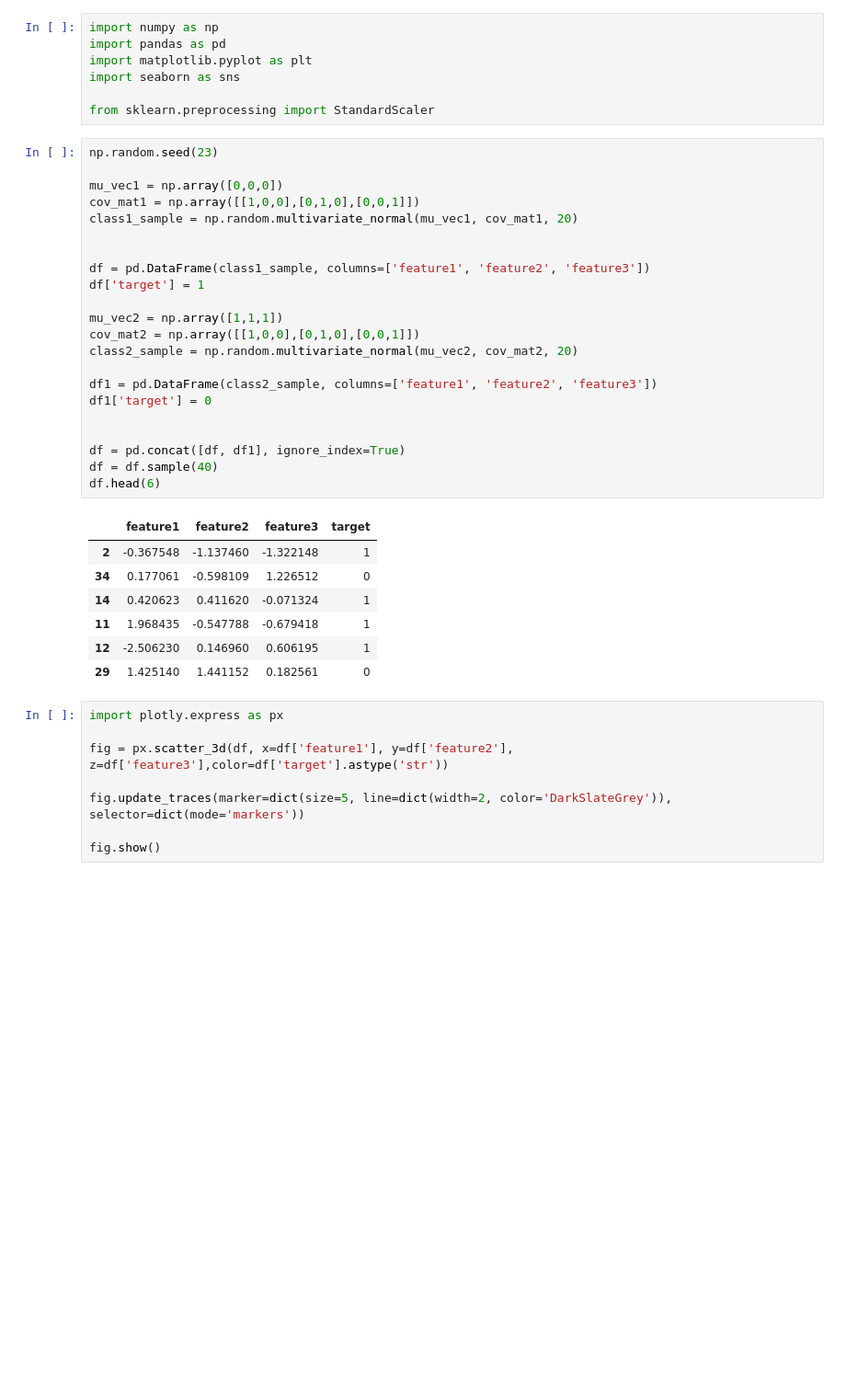
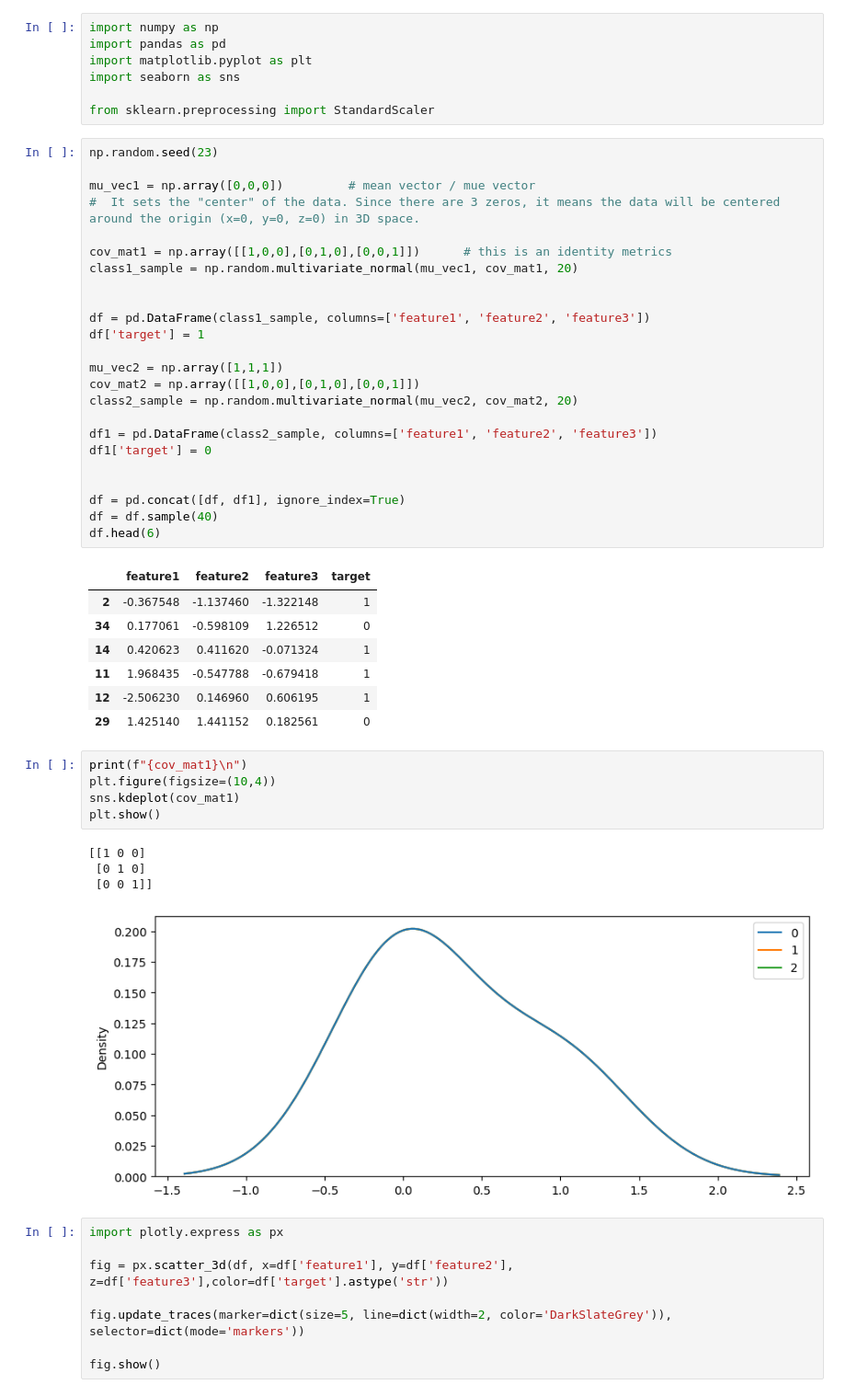
Before and after one commit to Ashura369/Python_and_Data_Science, a Jupyter notebook: 0 ML lecture/17_1 PCA 1.ipynb, the cells around one changed output. Shown at 92% size. Drawn from its saved outputs; the diff is of its cells as text; blank space fills up the shorter version.

```diff
--- a/0 ML lecture/17_1 PCA 1.ipynb
+++ b/0 ML lecture/17_1 PCA 1.ipynb
@@ -10,8 +10,10 @@ from sklearn.preprocessing import StandardScaler
 # %%
 np.random.seed(23)
 
-mu_vec1 = np.array([0,0,0])
-cov_mat1 = np.array([[1,0,0],[0,1,0],[0,0,1]])
+mu_vec1 = np.array([0,0,0])         # mean vector / mue vector
+#  It sets the "center" of the data. Since there are 3 zeros, it means the data will be centered around the origin (x=0, y=0, z=0) in 3D space.
+
+cov_mat1 = np.array([[1,0,0],[0,1,0],[0,0,1]])      # this is an identity metrics
 class1_sample = np.random.multivariate_normal(mu_vec1, cov_mat1, 20)
 
 
@@ -37,6 +39,16 @@ df.head(6)
 | 11 | 1.968435 | -0.547788 | -0.679418 | 1 |
 | 12 | -2.506230 | 0.146960 | 0.606195 | 1 |
 | 29 | 1.425140 | 1.441152 | 0.182561 | 0 |
+# %%
+print(f"{cov_mat1}\n")
+plt.figure(figsize=(10,4))
+sns.kdeplot(cov_mat1)
+plt.show()
+# %% [output]
+[[1 0 0]
+ [0 1 0]
+ [0 0 1]]
+[figure, added]
 # %%
 import plotly.express as px
 
```
Also changed, not shown: 2 other files.
